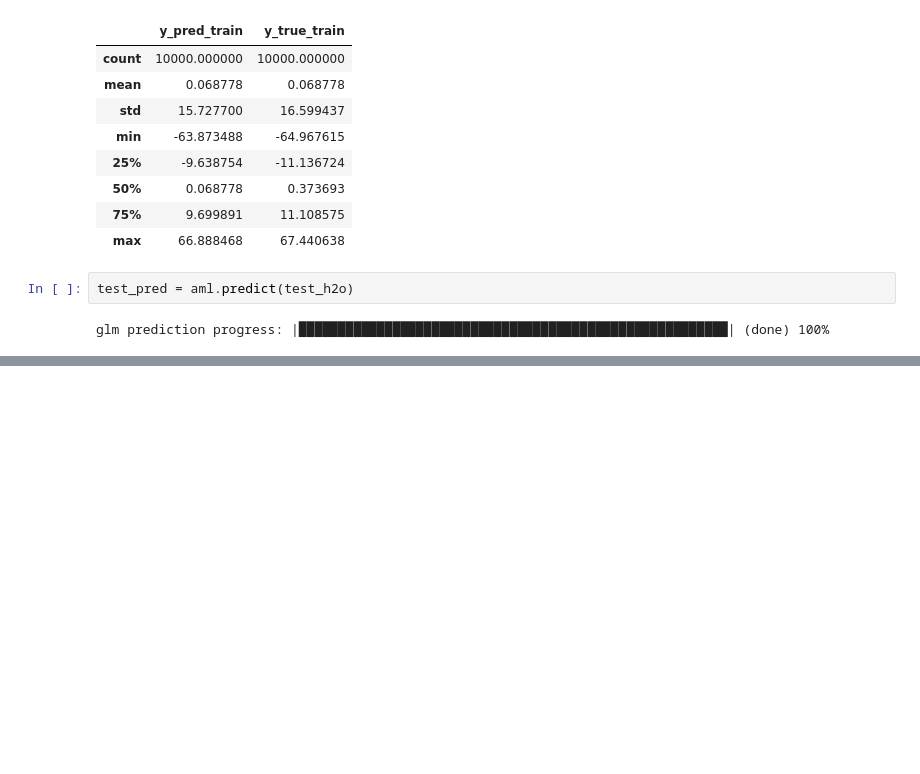
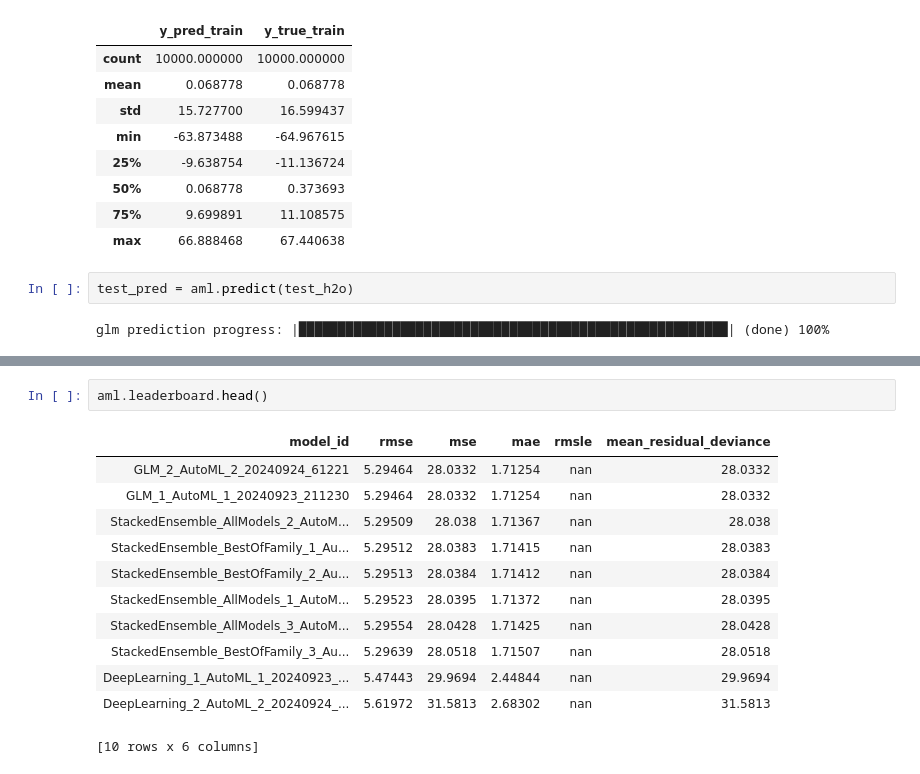
Before and after one commit to matt7salomon/h2o_deep_learning_noisy_data, a Jupyter notebook: H20_with_nulls_and_noisy_data_imputation.ipynb, the cells around one changed output, grey strips where cells are left out. Drawn from its saved outputs; the diff is of its cells as text; blank space fills up the shorter version.

```diff
--- a/H20_with_nulls_and_noisy_data_imputation.ipynb
+++ b/H20_with_nulls_and_noisy_data_imputation.ipynb
@@ -428,0 +438,15 @@ pd.DataFrame(data={'y_pred_test':test_pred.as_data_frame().values.flatten(), 'y_
+# %%
+aml.leaderboard.head()
+# %% [output]
+| model_id | rmse | mse | mae | rmsle | mean_residual_deviance |
+| GLM_2_AutoML_2_20240924_61221 | 5.29464 | 28.0332 | 1.71254 | nan | 28.0332 |
+| GLM_1_AutoML_1_20240923_211230 | 5.29464 | 28.0332 | 1.71254 | nan | 28.0332 |
+| StackedEnsemble_AllModels_2_AutoM... | 5.29509 | 28.038 | 1.71367 | nan | 28.038 |
+| StackedEnsemble_BestOfFamily_1_Au... | 5.29512 | 28.0383 | 1.71415 | nan | 28.0383 |
+| StackedEnsemble_BestOfFamily_2_Au... | 5.29513 | 28.0384 | 1.71412 | nan | 28.0384 |
+| StackedEnsemble_AllModels_1_AutoM... | 5.29523 | 28.0395 | 1.71372 | nan | 28.0395 |
+| StackedEnsemble_AllModels_3_AutoM... | 5.29554 | 28.0428 | 1.71425 | nan | 28.0428 |
+| StackedEnsemble_BestOfFamily_3_Au... | 5.29639 | 28.0518 | 1.71507 | nan | 28.0518 |
+| DeepLearning_1_AutoML_1_20240923_... | 5.47443 | 29.9694 | 2.44844 | nan | 29.9694 |
+| DeepLearning_2_AutoML_2_20240924_... | 5.61972 | 31.5813 | 2.68302 | nan | 31.5813 |
+[10 rows x 6 columns]
```
Also changed, not shown: parts of 20 cells of this notebook.
